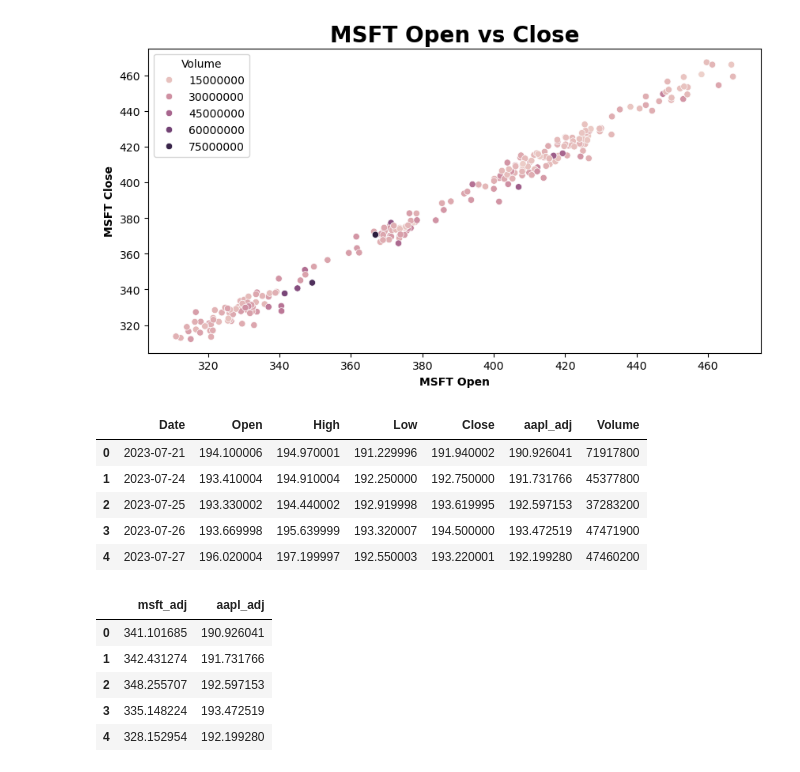
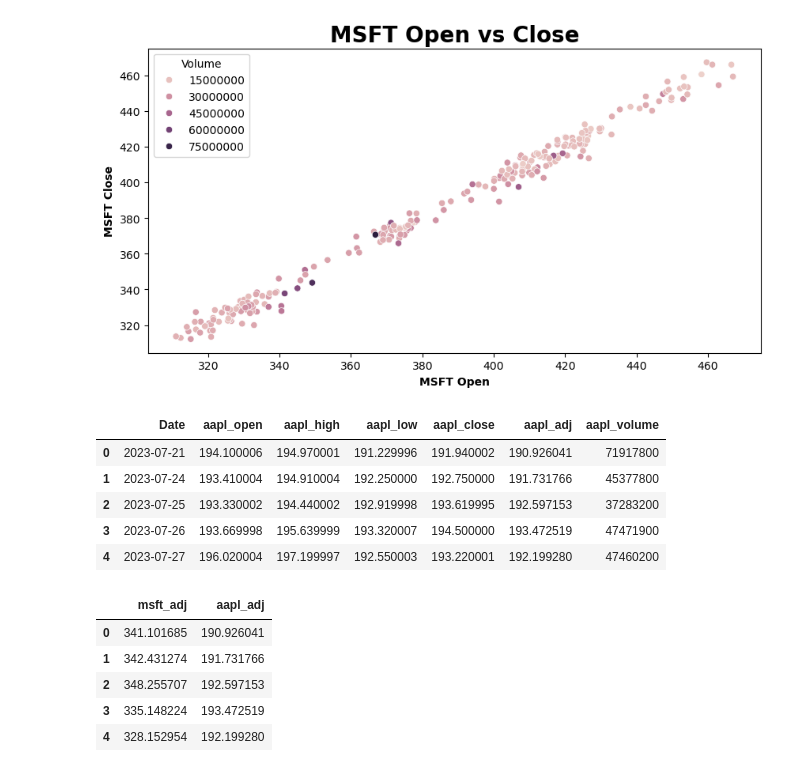
Before and after one commit to MWPerrineJr/DataPrep, a Jupyter notebook: Week 9-10 Assignment.ipynb, the cells around one changed output. Cells and saved outputs as stored; diff of their text form; code cells hidden in the pictures.

```diff
--- a/Week 9-10 Assignment.ipynb
+++ b/Week 9-10 Assignment.ipynb
@@ -352,11 +336,14 @@ plt.xlabel('MSFT Open', fontsize = 10, weight = 'bold')
 Text(0.5, 0, 'MSFT Open')
 [figure]
 # %%
+# This code imports apple's stock data and changes the column titles
 aapl = pd.read_excel(r'AAPL 1year.xlsx')
-aapl.rename(columns={'Adj Close': 'aapl_adj'},inplace=True)
+aapl.rename(columns={'Open': 'aapl_open', 'High':'aapl_high',
+                    'Low': 'aapl_low', 'Close': 'aapl_close',
+                    'Adj Close': 'aapl_adj', 'Volume': 'aapl_volume'},inplace=True)
 aapl.head()
 # %% [output]
-|  | Date | Open | High | Low | Close | aapl_adj | Volume |
+|  | Date | aapl_open | aapl_high | aapl_low | aapl_close | aapl_adj | aapl_volume |
 | 0 | 2023-07-21 | 194.100006 | 194.970001 | 191.229996 | 191.940002 | 190.926041 | 71917800 |
 | 1 | 2023-07-24 | 193.410004 | 194.910004 | 192.250000 | 192.750000 | 191.731766 | 45377800 |
 | 2 | 2023-07-25 | 193.330002 | 194.440002 | 192.919998 | 193.619995 | 192.597153 | 37283200 |
```
Also changed, not shown: parts of 42 cells of this notebook, 1 other file.
